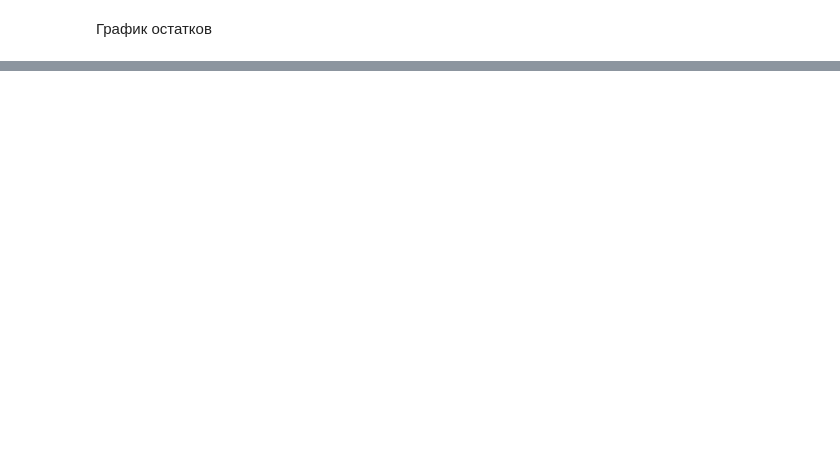
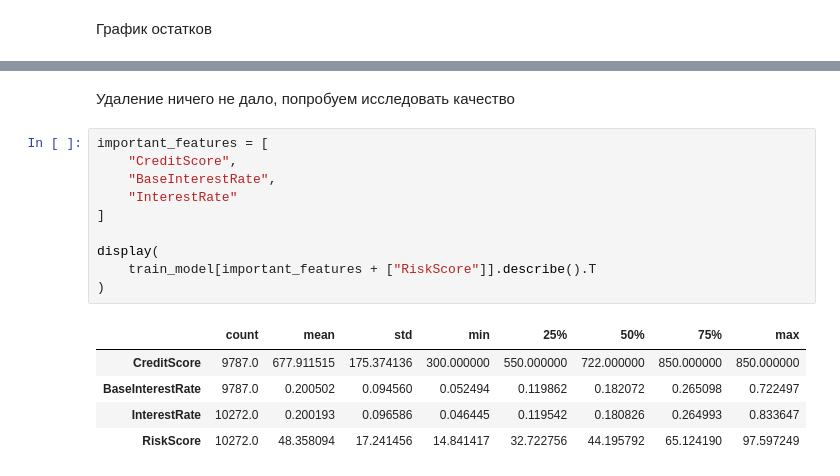
Before and after one commit to las-tochka/Machine_learning, a Jupyter notebook: Lab_1/Kaggle_Competition.ipynb, the cells around one changed output, grey strips where cells are left out. Drawn from its saved outputs; the diff is of its cells as text; blank space fills up the shorter version.

```diff
--- a/Lab_1/Kaggle_Competition.ipynb
+++ b/Lab_1/Kaggle_Competition.ipynb
@@ -914,0 +407,18 @@ plt.show()
+# %% [markdown]
+Удаление ничего не дало, попробуем исследовать качество
+# %%
+important_features = [
+    "CreditScore",
+    "BaseInterestRate",
+    "InterestRate"
+]
+
+display(
+    train_model[important_features + ["RiskScore"]].describe().T
+)
+# %% [output]
+|  | count | mean | std | min | 25% | 50% | 75% | max |
+| CreditScore | 9787.0 | 677.911515 | 175.374136 | 300.000000 | 550.000000 | 722.000000 | 850.000000 | 850.000000 |
+| BaseInterestRate | 9787.0 | 0.200502 | 0.094560 | 0.052494 | 0.119862 | 0.182072 | 0.265098 | 0.722497 |
+| InterestRate | 10272.0 | 0.200193 | 0.096586 | 0.046445 | 0.119542 | 0.180826 | 0.264993 | 0.833647 |
+| RiskScore | 10272.0 | 48.358094 | 17.241456 | 14.841417 | 32.722756 | 44.195792 | 65.124190 | 97.597249 |
```
Also changed, not shown: parts of 95 cells of this notebook.
